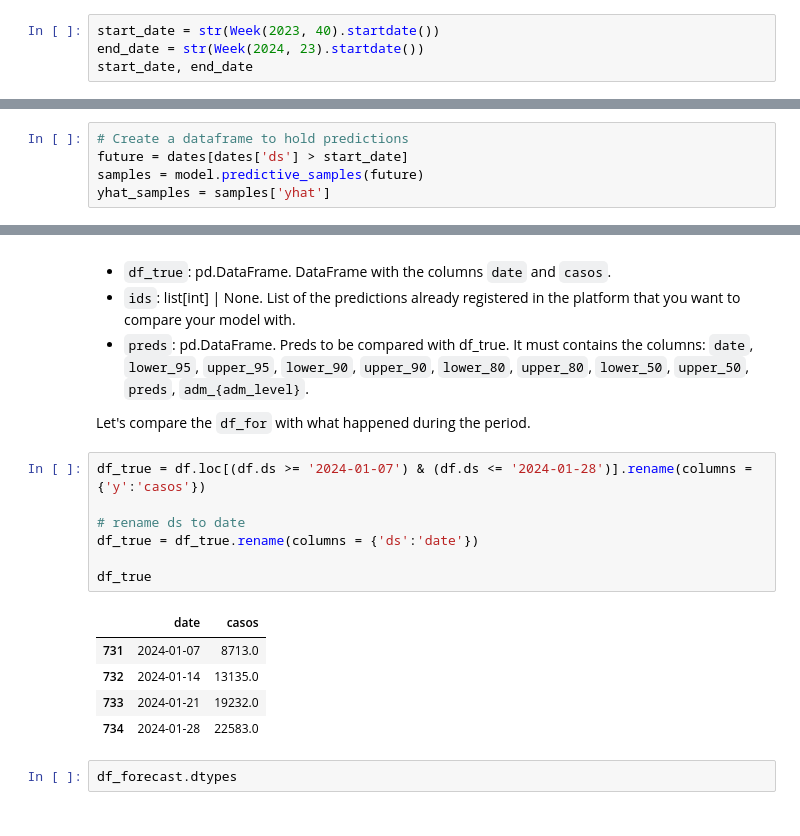
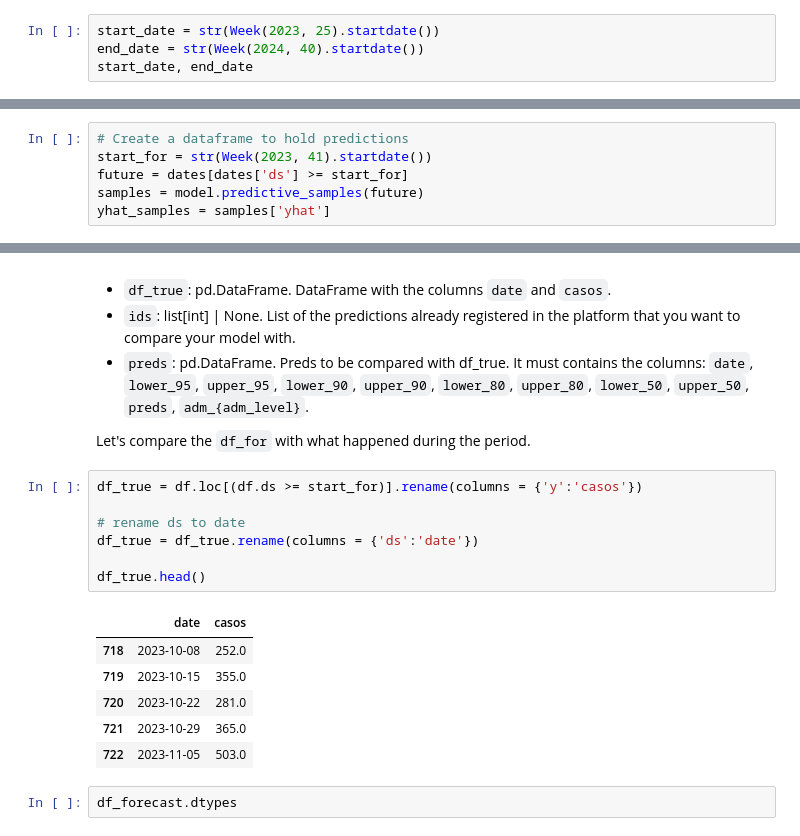
Before and after one commit to Mosqlimate-project/sprint-template-2025, a Jupyter notebook: Demo Notebooks/Python demo.ipynb, the cells around one changed output, grey strips where cells are left out. Drawn from its saved outputs; the diff is of its cells as text.

```diff
--- a/Demo Notebooks/Python demo.ipynb
+++ b/Demo Notebooks/Python demo.ipynb
@@ -16,7 +16,7 @@ We will build a simple univariate model using only dengue cases. To fetch the da
 
 Our analysis will use data on Distrito Federal (DF).
 # %%
-start_date = str(Week(2023, 40).startdate())
-end_date = str(Week(2024, 23).startdate())
+start_date = str(Week(2023, 25).startdate())
+end_date = str(Week(2024, 40).startdate())
 start_date, end_date
 # %% [output]
@@ -170,7 +150,8 @@ fig2 = model.plot_components(forecast)
 ## Using the model for forecasting:
 # %%
 # Create a dataframe to hold predictions
-future = dates[dates['ds'] > start_date]
+start_for = str(Week(2023, 41).startdate())
+future = dates[dates['ds'] >= start_for]
 samples = model.predictive_samples(future)
 yhat_samples = samples['yhat']
 # %%
@@ -303,18 +290,19 @@ But in summary it takes as input the parameters:
 
 Let's compare the `df_for` with what happened during the period.
 # %%
-df_true = df.loc[(df.ds >= '2024-01-07') & (df.ds <= '2024-01-28')].rename(columns = {'y':'casos'})
+df_true = df.loc[(df.ds >= start_for)].rename(columns = {'y':'casos'})
 
 # rename ds to date
 df_true = df_true.rename(columns = {'ds':'date'})
 
-df_true
+df_true.head()
 # %% [output]
 |  | date | casos |
-| 731 | 2024-01-07 | 8713.0 |
-| 732 | 2024-01-14 | 13135.0 |
-| 733 | 2024-01-21 | 19232.0 |
-| 734 | 2024-01-28 | 22583.0 |
+| 718 | 2023-10-08 | 252.0 |
+| 719 | 2023-10-15 | 355.0 |
+| 720 | 2023-10-22 | 281.0 |
+| 721 | 2023-10-29 | 365.0 |
+| 722 | 2023-11-05 | 503.0 |
 # %%
 df_forecast.dtypes
 # %% [output]
```
Also changed, not shown: parts of 13 cells of this notebook, 2 other files.
